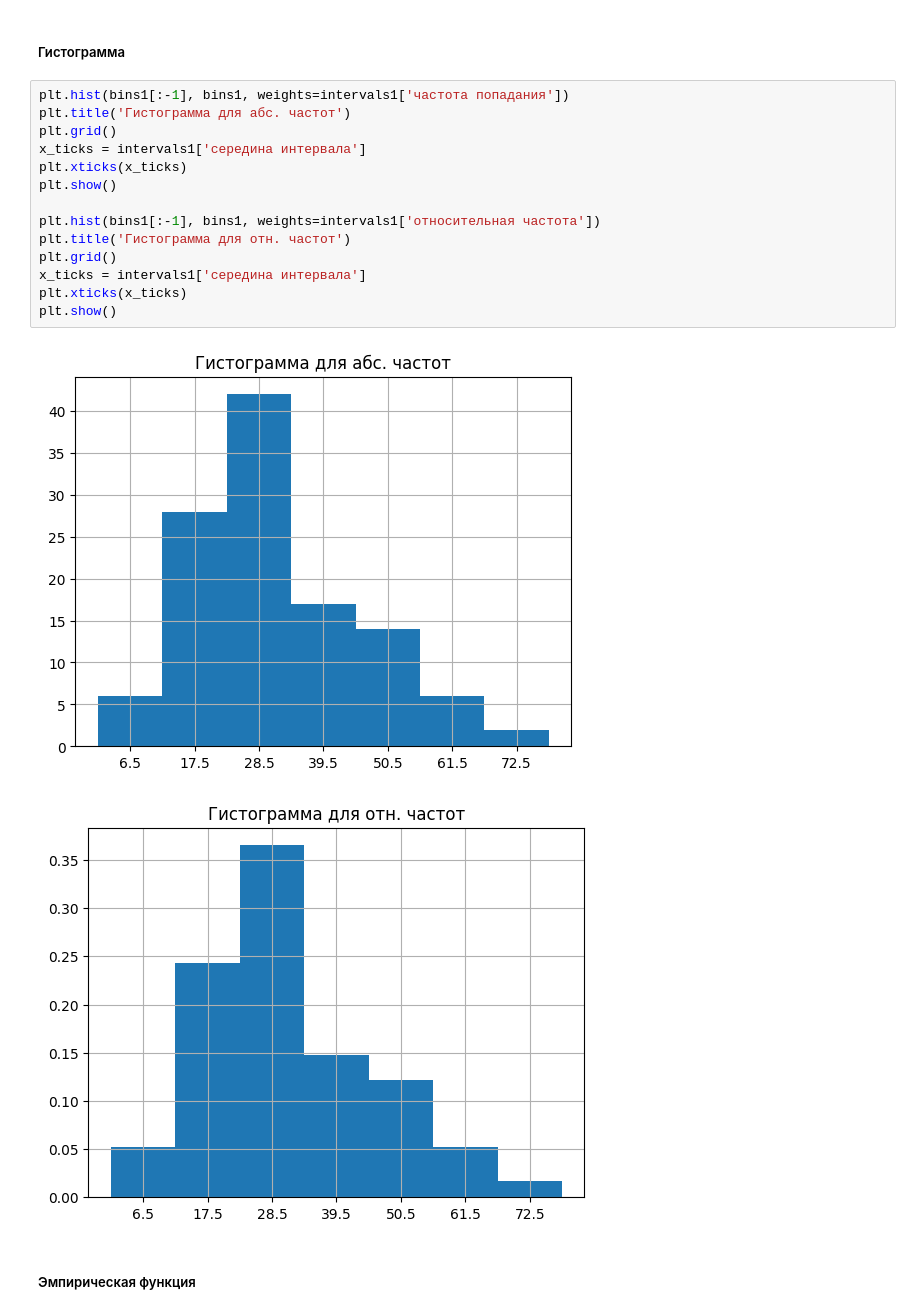
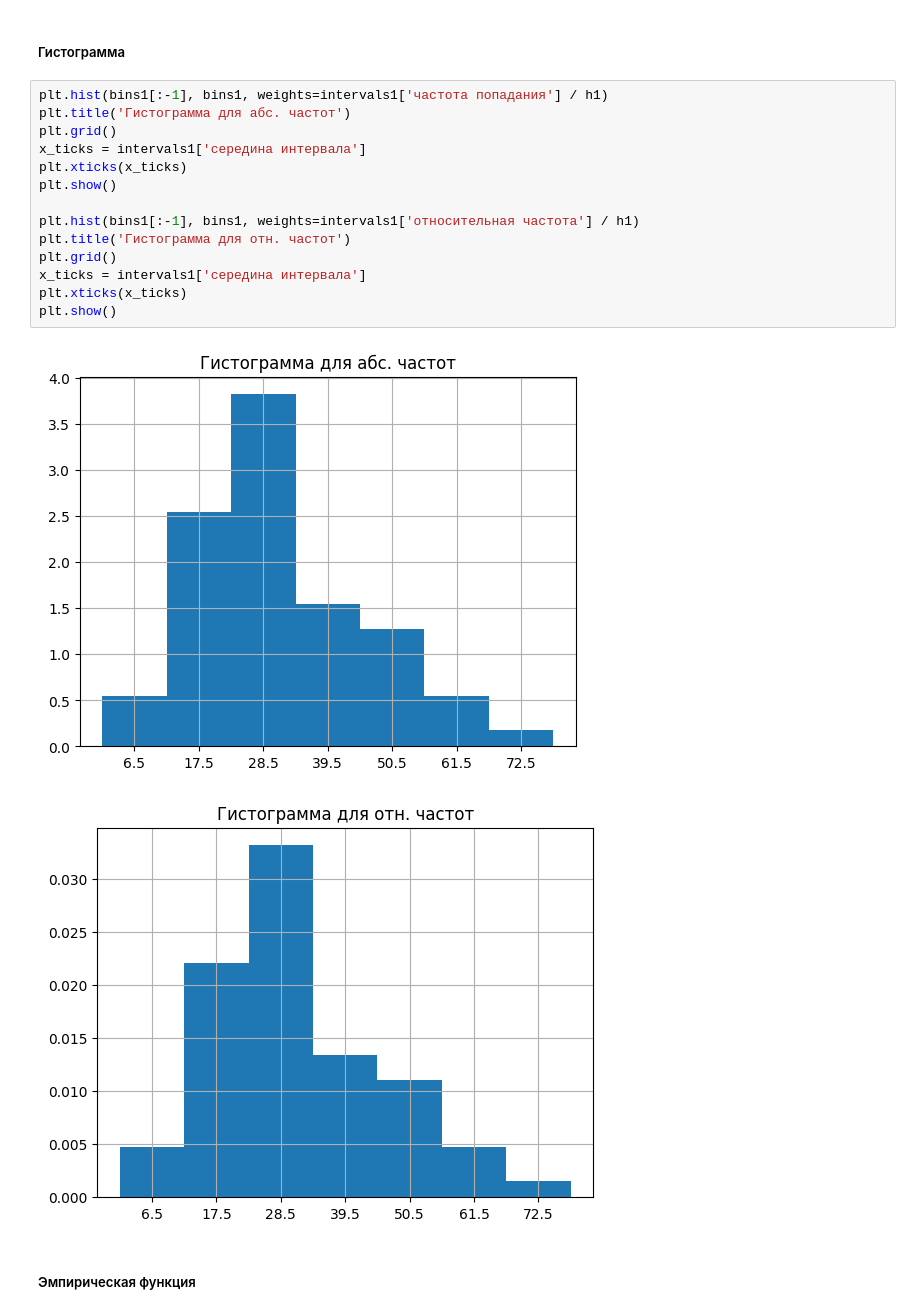
Before and after one commit to the-mvi/smedh-2023, a Jupyter notebook: 9382_Ryzhikh_RV_Sorochina_MV/task1.ipynb, the cells around one changed output. Cells and saved outputs as stored; diff of their text form.

```diff
--- a/9382_Ryzhikh_RV_Sorochina_MV/task1.ipynb
+++ b/9382_Ryzhikh_RV_Sorochina_MV/task1.ipynb
@@ -311,22 +311,22 @@ plt.show()
 # %% [markdown]
 ##### Гистограмма
 # %%
-plt.hist(bins1[:-1], bins1, weights=intervals1['частота попадания'])
+plt.hist(bins1[:-1], bins1, weights=intervals1['частота попадания'] / h1)
 plt.title('Гистограмма для абс. частот')
 plt.grid()
 x_ticks = intervals1['середина интервала']
 plt.xticks(x_ticks)
 plt.show()
 
-plt.hist(bins1[:-1], bins1, weights=intervals1['относительная частота'])
+plt.hist(bins1[:-1], bins1, weights=intervals1['относительная частота'] / h1)
 plt.title('Гистограмма для отн. частот')
 plt.grid()
 x_ticks = intervals1['середина интервала']
 plt.xticks(x_ticks)
 plt.show()
 # %% [output]
-[figure, old version]
+[figure, new version]
-[figure, old version]
+[figure, new version]
 # %% [markdown]
 ##### Эмпирическая функция
 # %%
```
Also changed, not shown: parts of 1 cell of this notebook.
